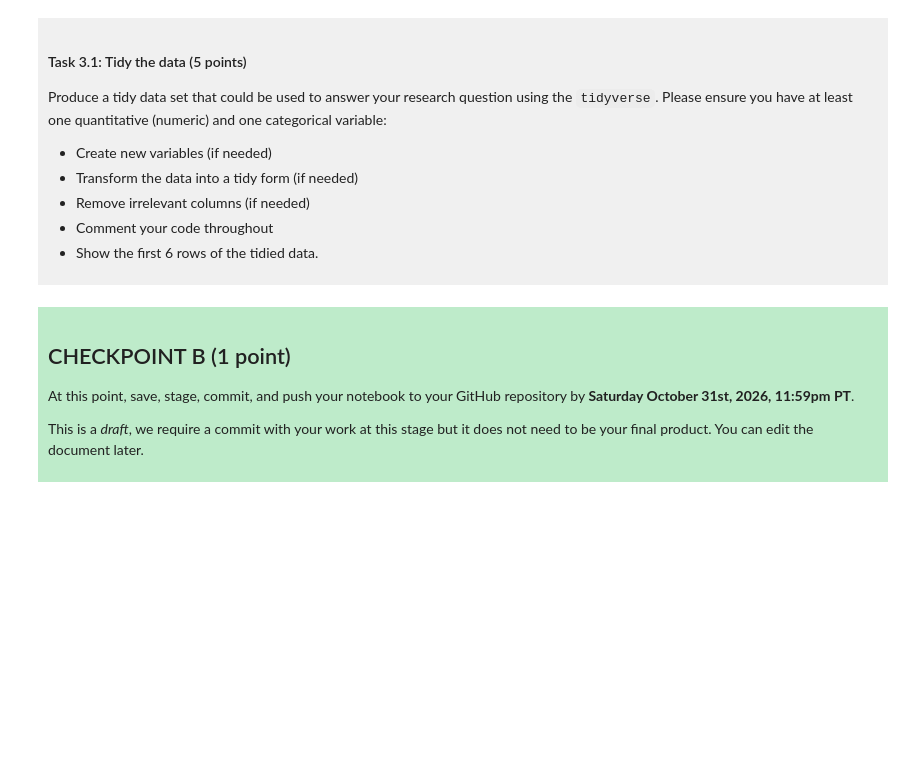
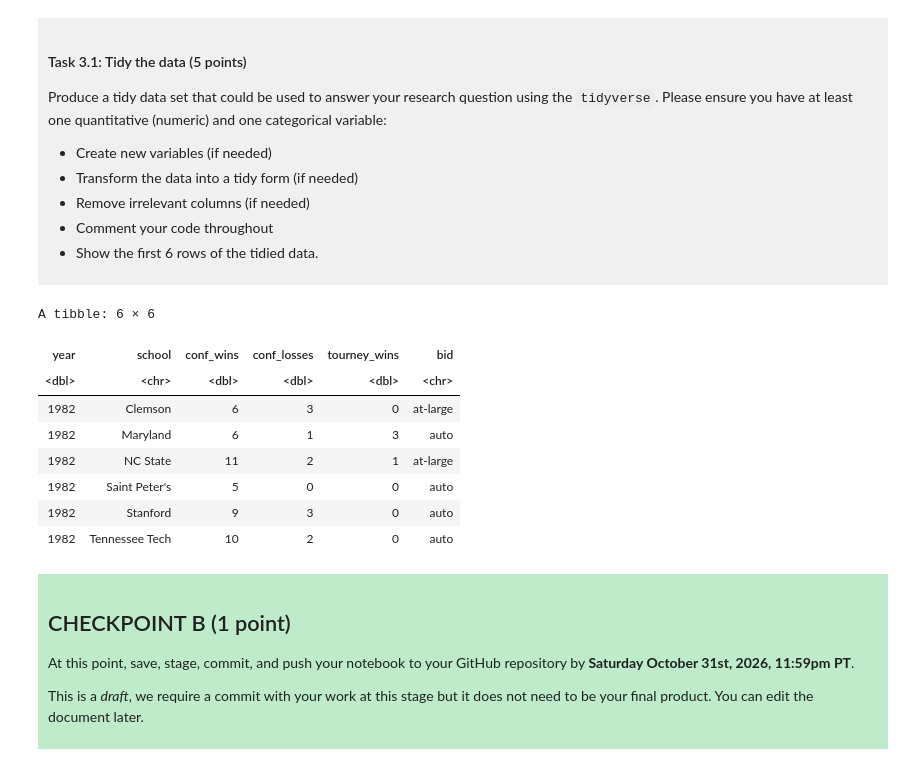
Before and after one commit to RoRioja01/dsci-100-project-rodrigo-rioja-buenfil, a Jupyter notebook: dsci-100-project-notebook.ipynb, the cells around one changed output. Drawn from its saved outputs; the diff is of its cells as text; code cells hidden in the pictures; blank space fills up the shorter version.

```diff
--- a/dsci-100-project-notebook.ipynb
+++ b/dsci-100-project-notebook.ipynb
@@ -189,7 +214,24 @@ Produce a tidy data set that could be used to answer your research question usin
 
 </div>
 # %%
-### EDIT THIS CODE CELL ###
+#First, I removed rows with missing values in the variables needed for my research
+wbdata_filter <- filter(wbdata,!is.na(conf_wins), !is.na(conf_losses),!is.na(tourney_wins))
+
+#I selected the columns that are relevant to my project
+wbdata_select <- select(wbdata_filter, year, school, conf_wins, conf_losses, tourney_wins, bid)
+
+#Code to display the first 6 rows of the cleaned data
+slice(wbdata_select, 1:6)
+# %% [output]
+A tibble: 6 × 6
+| year | school | conf_wins | conf_losses | tourney_wins | bid |
+| <dbl> | <chr> | <dbl> | <dbl> | <dbl> | <chr> |
+| 1982 | Clemson | 6 | 3 | 0 | at-large |
+| 1982 | Maryland | 6 | 1 | 3 | auto |
+| 1982 | NC State | 11 | 2 | 1 | at-large |
+| 1982 | Saint Peter's | 5 | 0 | 0 | auto |
+| 1982 | Stanford | 9 | 3 | 0 | auto |
+| 1982 | Tennessee Tech | 10 | 2 | 0 | auto |
 # %% [markdown]
 <div style="background-color: #beebca; padding: 10px;">
 
```
Also changed, not shown: parts of 3 cells of this notebook.
